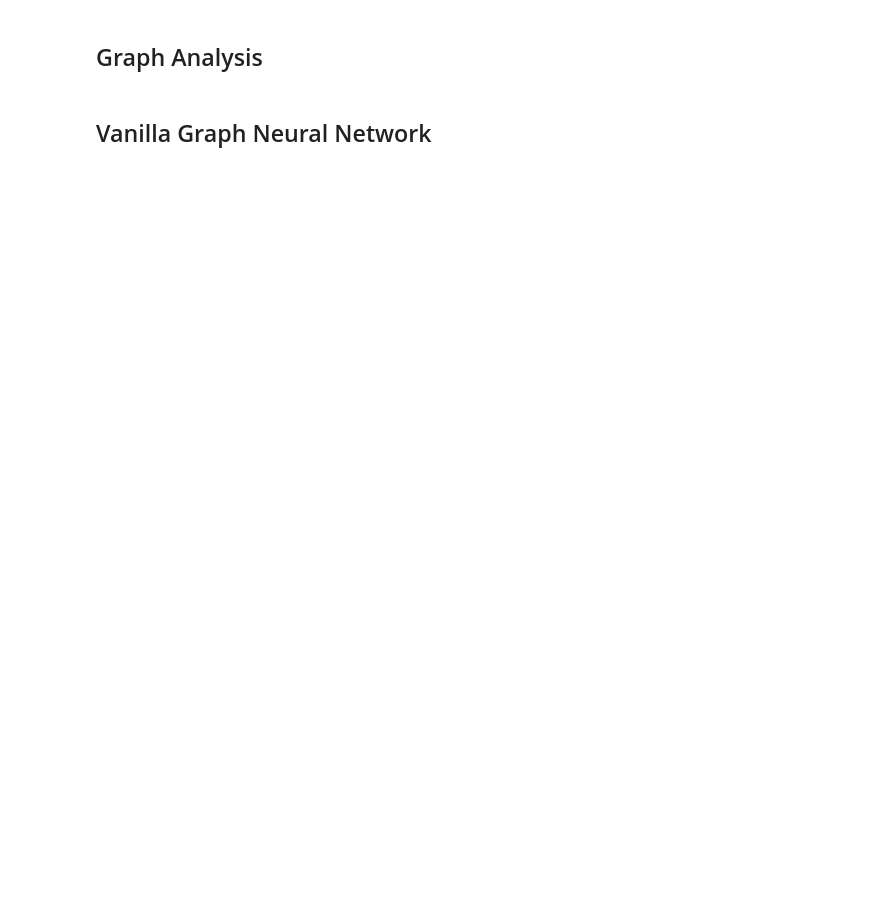
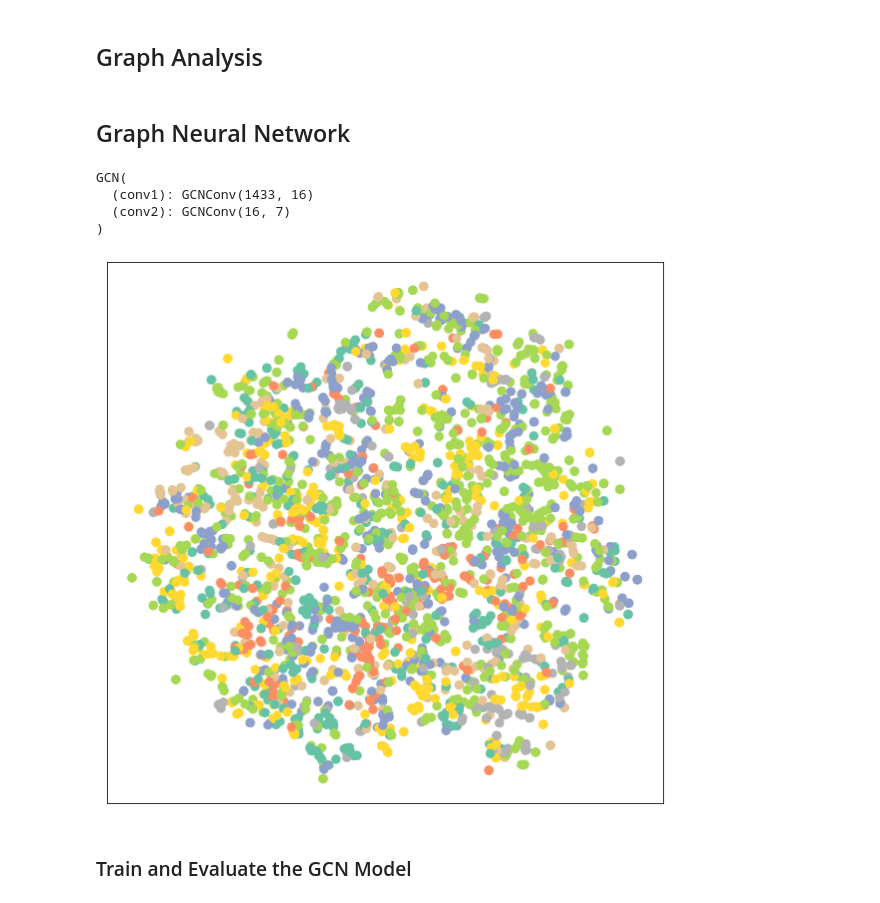
Before and after one commit to LakhderAmine99/Graph_Neural_Networks, a Jupyter notebook: cora_citation_node_classification.ipynb, the cells around one changed output. Drawn from its saved outputs; the diff is of its cells as text; code cells hidden in the pictures; blank space fills up the shorter version.

```diff
--- a/cora_citation_node_classification.ipynb
+++ b/cora_citation_node_classification.ipynb
@@ -23,3 +19,5 @@ dataset.num_node_features
+# %%
+visualizer = GraphVisualizer()
 # %%
 g = nx.Graph()
 # %%
@@ -34,4 +31,4 @@ nx.draw(g, node_size=100, node_color=dataset[0].y.tolist(), cmap='jet')
 # %% [markdown]
 ## Graph Analysis
 # %% [markdown]
-## Vanilla Graph Neural Network
+## Graph Neural Network
@@ -37,0 +37,26 @@ nx.draw(g, node_size=100, node_color=dataset[0].y.tolist(), cmap='jet')
+# %%
+model = GCN(
+
+    nfeatures=dataset.num_features,
+    nclasses=dataset.num_classes,
+    hidden_channels=16
+)
+
+optimizer = torch.optim.Adam(model.parameters(), lr=0.01, weight_decay=5e-4)
+criterion = torch.nn.CrossEntropyLoss()
+# %%
+model
+# %% [output]
+GCN(
+  (conv1): GCNConv(1433, 16)
+  (conv2): GCNConv(16, 7)
+)
+# %%
+model.eval()
+
+out = model(dataset.x, dataset.edge_index)
+visualizer.draw(out, color=dataset.y)
+# %% [output]
+[figure, added]
+# %% [markdown]
+### Train and Evaluate the GCN Model
```
Also changed, not shown: parts of 12 cells of this notebook, 3 other files.
